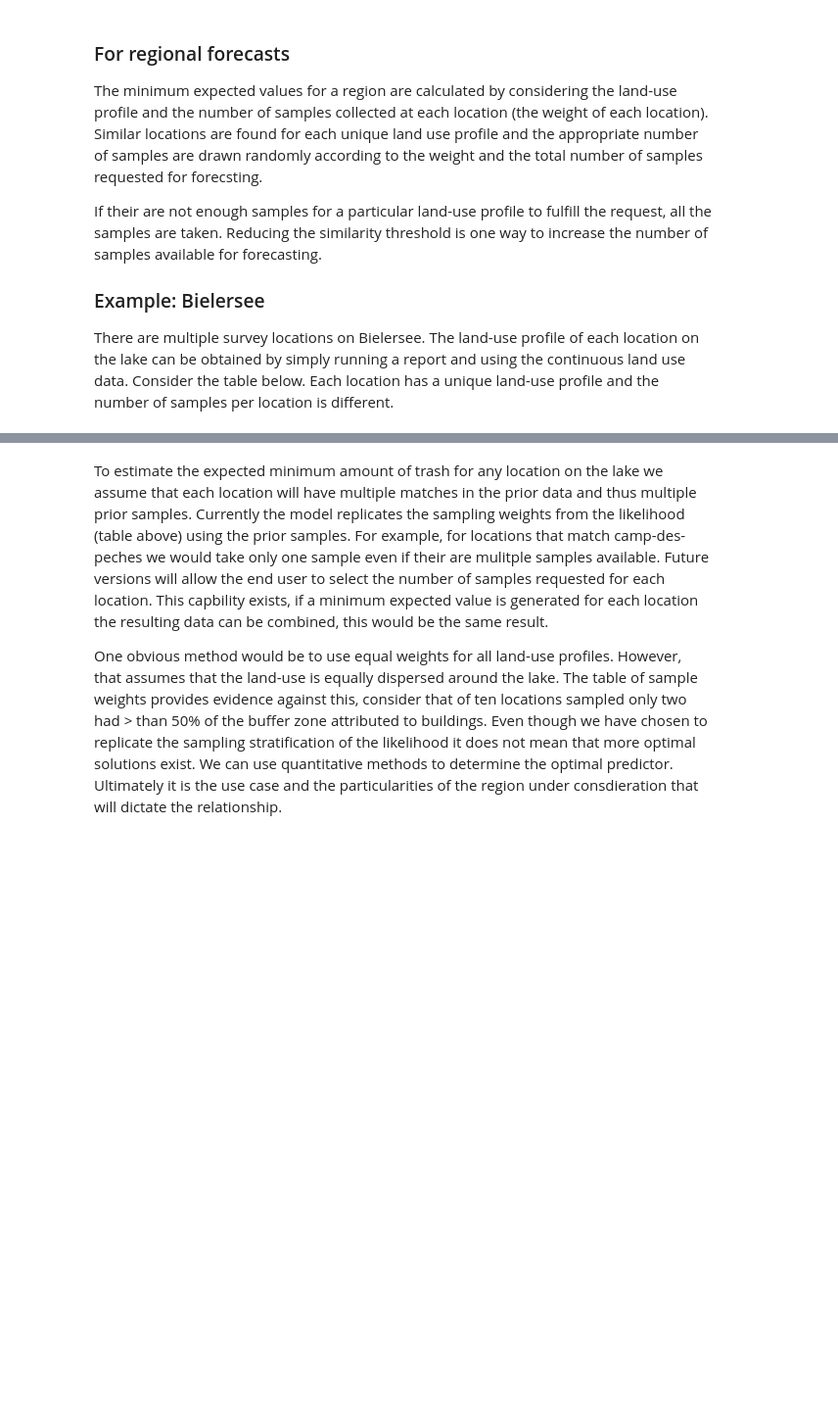
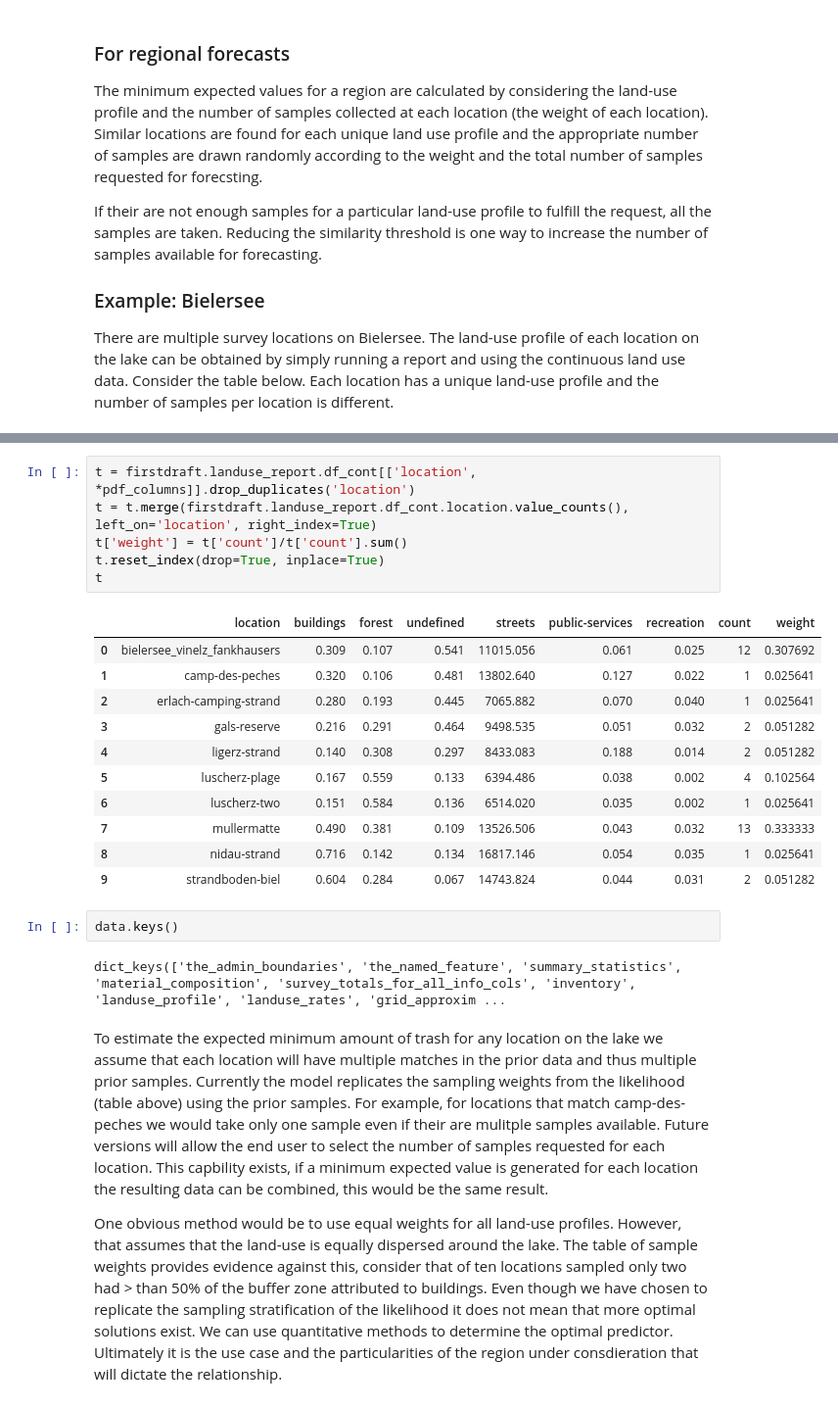
Before and after one commit to hammerdirt-analyst/feb_2024, a Jupyter notebook: extracting_topo_data.ipynb, the cells around one changed output, grey strips where cells are left out. Shown at 98% size. Saved outputs shown, nothing was run; the diff lists cells and outputs as text; blank space fills up the shorter version.

```diff
--- a/extracting_topo_data.ipynb
+++ b/extracting_topo_data.ipynb
@@ -669,3 +1029,25 @@ There are multiple survey locations on Bielersee. The land-use profile of each l
+# %%
+t = firstdraft.landuse_report.df_cont[['location', *pdf_columns]].drop_duplicates('location')
+t = t.merge(firstdraft.landuse_report.df_cont.location.value_counts(), left_on='location', right_index=True)
+t['weight'] = t['count']/t['count'].sum()
+t.reset_index(drop=True, inplace=True)
+t
+# %% [output]
+|  | location | buildings | forest | undefined | streets | public-services | recreation | count | weight |
+| 0 | bielersee_vinelz_fankhausers | 0.309 | 0.107 | 0.541 | 11015.056 | 0.061 | 0.025 | 12 | 0.307692 |
+| 1 | camp-des-peches | 0.320 | 0.106 | 0.481 | 13802.640 | 0.127 | 0.022 | 1 | 0.025641 |
+| 2 | erlach-camping-strand | 0.280 | 0.193 | 0.445 | 7065.882 | 0.070 | 0.040 | 1 | 0.025641 |
+| 3 | gals-reserve | 0.216 | 0.291 | 0.464 | 9498.535 | 0.051 | 0.032 | 2 | 0.051282 |
+| 4 | ligerz-strand | 0.140 | 0.308 | 0.297 | 8433.083 | 0.188 | 0.014 | 2 | 0.051282 |
+| 5 | luscherz-plage | 0.167 | 0.559 | 0.133 | 6394.486 | 0.038 | 0.002 | 4 | 0.102564 |
+| 6 | luscherz-two | 0.151 | 0.584 | 0.136 | 6514.020 | 0.035 | 0.002 | 1 | 0.025641 |
+| 7 | mullermatte | 0.490 | 0.381 | 0.109 | 13526.506 | 0.043 | 0.032 | 13 | 0.333333 |
+| 8 | nidau-strand | 0.716 | 0.142 | 0.134 | 16817.146 | 0.054 | 0.035 | 1 | 0.025641 |
+| 9 | strandboden-biel | 0.604 | 0.284 | 0.067 | 14743.824 | 0.044 | 0.031 | 2 | 0.051282 |
+# %%
+data.keys()
+# %% [output]
+dict_keys(['the_admin_boundaries', 'the_named_feature', 'summary_statistics', 'material_composition', 'survey_totals_for_all_info_cols', 'inventory', 'landuse_profile', 'landuse_rates', 'grid_approxim ...
 # %% [markdown]
 To estimate the expected minimum amount of trash for any location on the lake we assume that each location will have multiple matches in the prior data and thus multiple prior samples. Currently the model replicates the sampling weights from the likelihood (table above) using the prior samples. For example, for locations that match camp-des-peches we would take only one sample even if their are mulitple samples available. Future versions will allow the end user to select the number of samples requested for each location. This capbility exists, if a minimum expected value is generated for each location the resulting data can be combined, this would be the same result.
 
```
Also changed, not shown: parts of 30 cells of this notebook, 49 other files.
